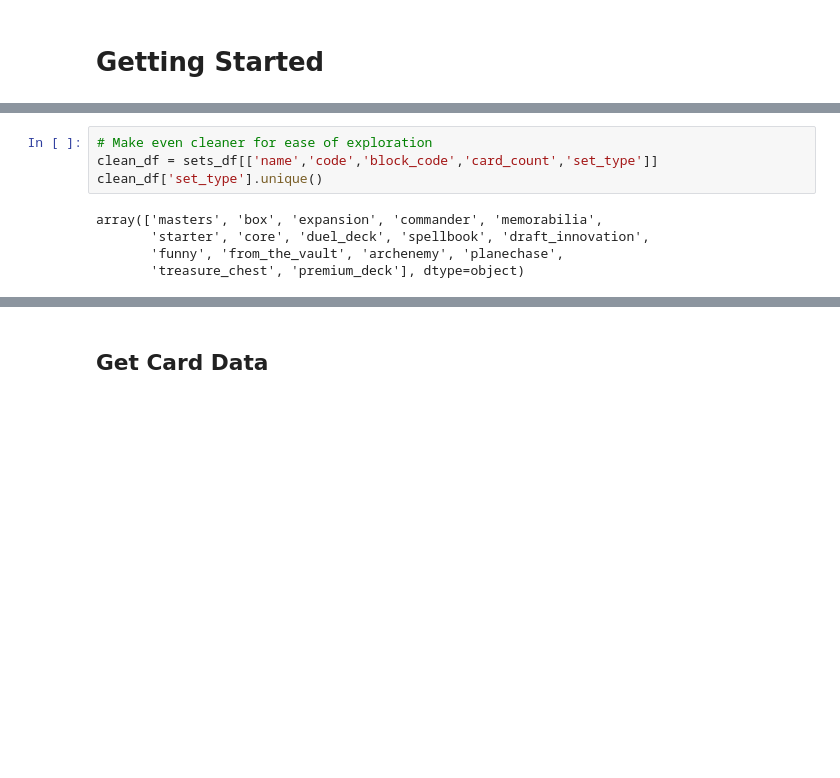
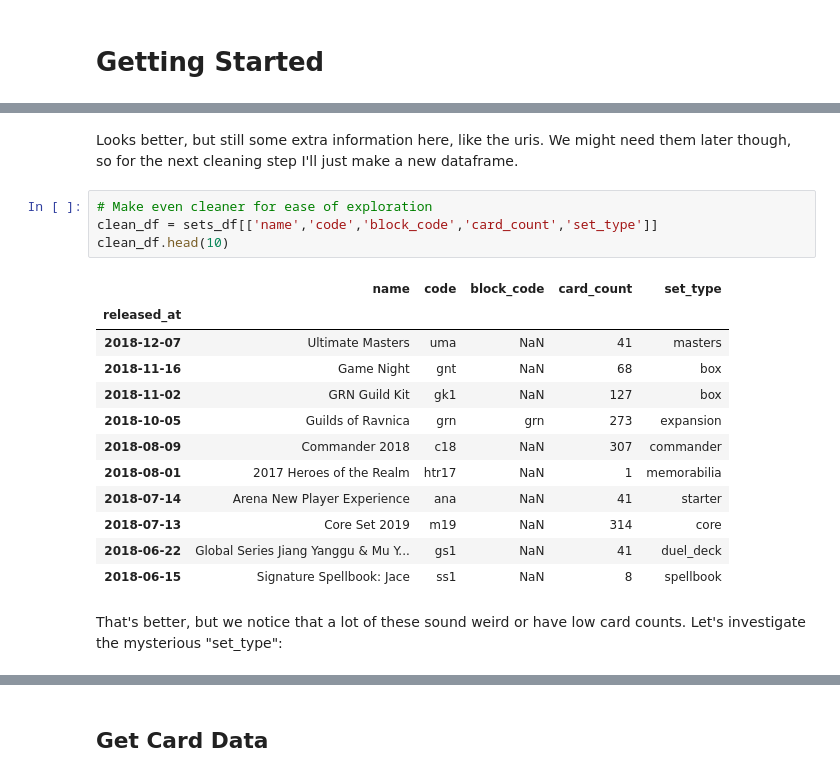
Before and after one commit to alexgcuevas/mystic-speculation, a Jupyter notebook: scrape/Scraping Scratchpad.ipynb, the cells around one changed output, grey strips where cells are left out. Saved outputs shown, nothing was run; the diff lists cells and outputs as text; blank space fills up the shorter version.

```diff
--- a/scrape/Scraping Scratchpad.ipynb
+++ b/scrape/Scraping Scratchpad.ipynb
@@ -27,9 +41,21 @@ sets_df.drop(['digital','mtgo_code','parent_set_code','object'], axis=1, inplace
+# %% [markdown]
+Looks better, but still some extra information here, like the uris. We might need them later though, so for the next cleaning step I'll just make a new dataframe.
 # %%
 # Make even cleaner for ease of exploration
 clean_df = sets_df[['name','code','block_code','card_count','set_type']]
-clean_df['set_type'].unique()
+clean_df.head(10)
 # %% [output]
-array(['masters', 'box', 'expansion', 'commander', 'memorabilia',
-       'starter', 'core', 'duel_deck', 'spellbook', 'draft_innovation',
-       'funny', 'from_the_vault', 'archenemy', 'planechase',
-       'treasure_chest', 'premium_deck'], dtype=object)
+|  | name | code | block_code | card_count | set_type |
+| released_at |  |  |  |  |  |
+| 2018-12-07 | Ultimate Masters | uma | NaN | 41 | masters |
+| 2018-11-16 | Game Night | gnt | NaN | 68 | box |
+| 2018-11-02 | GRN Guild Kit | gk1 | NaN | 127 | box |
+| 2018-10-05 | Guilds of Ravnica | grn | grn | 273 | expansion |
+| 2018-08-09 | Commander 2018 | c18 | NaN | 307 | commander |
+| 2018-08-01 | 2017 Heroes of the Realm | htr17 | NaN | 1 | memorabilia |
+| 2018-07-14 | Arena New Player Experience | ana | NaN | 41 | starter |
+| 2018-07-13 | Core Set 2019 | m19 | NaN | 314 | core |
+| 2018-06-22 | Global Series Jiang Yanggu & Mu Y... | gs1 | NaN | 41 | duel_deck |
+| 2018-06-15 | Signature Spellbook: Jace | ss1 | NaN | 8 | spellbook |
+# %% [markdown]
+That's better, but we notice that a lot of these sound weird or have low card counts. Let's investigate the mysterious "set_type":
```
Also changed, not shown: parts of 13 cells of this notebook, 1 other file.
